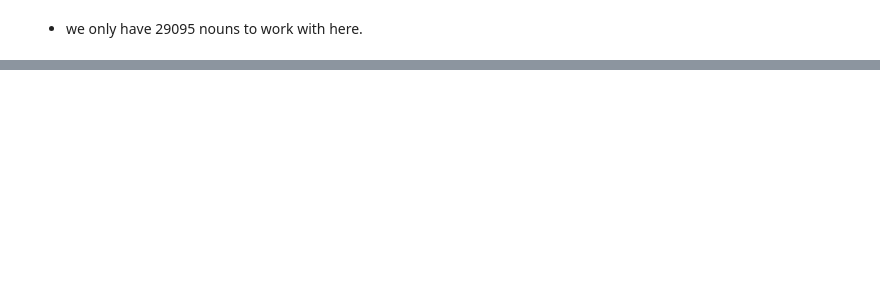
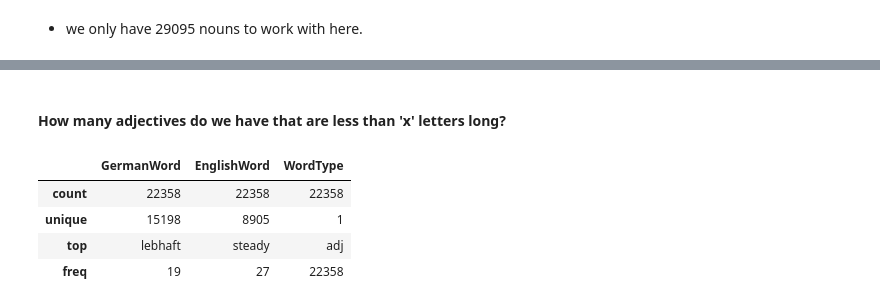
Before and after one commit to sdaros/placeword, a Jupyter notebook: dictcc_dictionary.ipynb, the cells around one changed output, grey strips where cells are left out. Cells and saved outputs as stored; diff of their text form; code cells hidden in the pictures; blank space fills up the shorter version.

Commit message:
Check how many adjectives we have

```diff
--- a/dictcc_dictionary.ipynb
+++ b/dictcc_dictionary.ipynb
@@ -133,0 +136,9 @@ single_word_nouns[lt_x_letters].describe()
+# %%
+# extract all adjectives
+is_adj = dictcc_df['WordType'] == "adj"
+adjectives = dictcc_df[is_adj]
+# match only single word adjectives
+single_word_pattern = r'^\w+$' # regex
+is_single_word = adjectives["EnglishWord"].str.contains(single_word_pattern, na=False)
+# print adjectives that are single words
+single_word_adjectives = adjectives[is_single_word]
@@ -133,0 +153,11 @@ single_word_nouns[lt_x_letters].describe()
+# %% [markdown]
+#### How many adjectives do we have that are less than 'x' letters long?
+# %%
+lt_x_letters = single_word_adjectives["EnglishWord"].str.len() < 9
+single_word_adjectives[lt_x_letters].describe()
+# %% [output]
+|  | GermanWord | EnglishWord | WordType |
+| count | 22358 | 22358 | 22358 |
+| unique | 15198 | 8905 | 1 |
+| top | lebhaft | steady | adj |
+| freq | 19 | 27 | 22358 |
```
Also changed, not shown: parts of 4 cells of this notebook.
